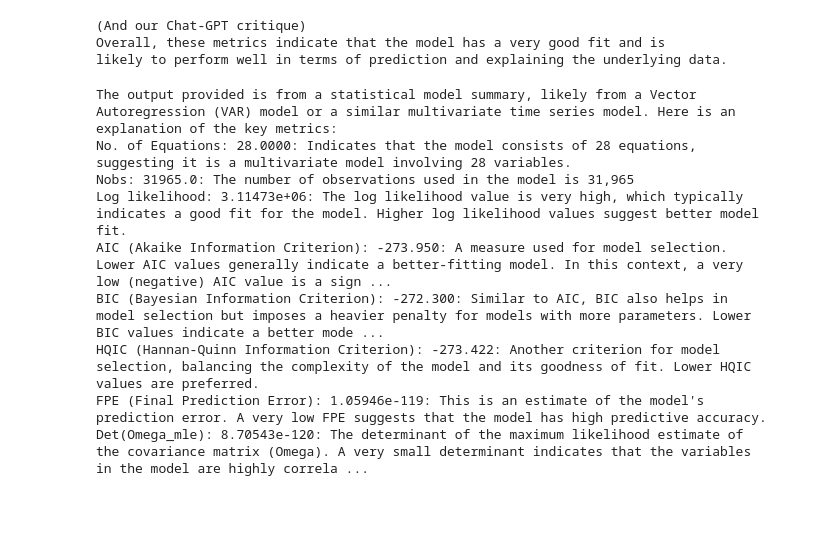
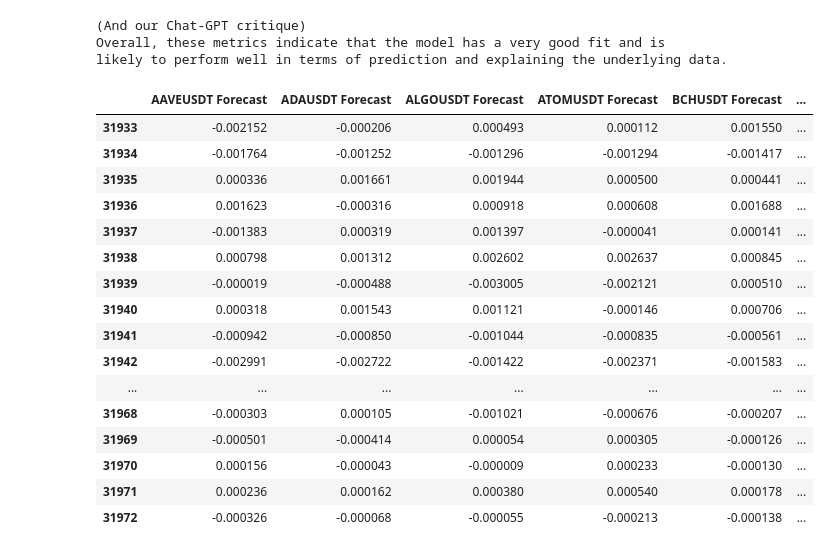
Before and after one commit to Emanuel-Goldman/data-report, a Jupyter notebook: data report.ipynb, the cells around one changed output. Cells and saved outputs as stored; diff of their text form; code cells hidden in the pictures; blank space fills up the shorter version.

```diff
--- a/data report.ipynb
+++ b/data report.ipynb
@@ -254,24 +280,33 @@ likely to perform well in terms of prediction and explaining the underlying data
 (And our Chat-GPT critique)
 Overall, these metrics indicate that the model has a very good fit and is
 likely to perform well in terms of prediction and explaining the underlying data.
-# %%
-print(f'''The output provided is from a statistical model summary, likely from a Vector Autoregression (VAR) model or a similar multivariate time series model. Here is an explanation of the key metrics:
-No. of Equations: 28.0000: Indicates that the model consists of 28 equations, suggesting it is a multivariate model involving 28 variables.
-Nobs: 31965.0: The number of observations used in the model is 31,965
-Log likelihood: 3.11473e+06: The log likelihood value is very high, which typically indicates a good fit for the model. Higher log likelihood values suggest better model fit.
-AIC (Akaike Information Criterion): -273.950: A measure used for model selection. Lower AIC values generally indicate a better-fitting model. In this context, a very low (negative) AIC value is a sign of a good model fit.
-BIC (Bayesian Information Criterion): -272.300: Similar to AIC, BIC also helps in model selection but imposes a heavier penalty for models with more parameters. Lower BIC values indicate a better model, and the negative value here suggests a strong model fit.
-HQIC (Hannan-Quinn Information Criterion): -273.422: Another criterion for model selection, balancing the complexity of the model and its goodness of fit. Lower HQIC values are preferred.
-FPE (Final Prediction Error): 1.05946e-119: This is an estimate of the model's prediction error. A very low FPE suggests that the model has high predictive accuracy.
-Det(Omega_mle): 8.70543e-120: The determinant of the maximum likelihood estimate of the covariance matrix (Omega). A very small determinant indicates that the variables in the model are highly correlated and the model has a good fit.
-''')
-# %% [output]
-The output provided is from a statistical model summary, likely from a Vector Autoregression (VAR) model or a similar multivariate time series model. Here is an explanation of the key metrics:
-No. of Equations: 28.0000: Indicates that the model consists of 28 equations, suggesting it is a multivariate model involving 28 variables.
-Nobs: 31965.0: The number of observations used in the model is 31,965
-Log likelihood: 3.11473e+06: The log likelihood value is very high, which typically indicates a good fit for the model. Higher log likelihood values suggest better model fit.
-AIC (Akaike Information Criterion): -273.950: A measure used for model selection. Lower AIC values generally indicate a better-fitting model. In this context, a very low (negative) AIC value is a sign ...
-BIC (Bayesian Information Criterion): -272.300: Similar to AIC, BIC also helps in model selection but imposes a heavier penalty for models with more parameters. Lower BIC values indicate a better mode ...
-HQIC (Hannan-Quinn Information Criterion): -273.422: Another criterion for model selection, balancing the complexity of the model and its goodness of fit. Lower HQIC values are preferred.
-FPE (Final Prediction Error): 1.05946e-119: This is an estimate of the model's prediction error. A very low FPE suggests that the model has high predictive accuracy.
-Det(Omega_mle): 8.70543e-120: The determinant of the maximum likelihood estimate of the covariance matrix (Omega). A very small determinant indicates that the variables in the model are highly correla ...
+# %%
+# Get the lag order
+lag_order = var_model.k_ar
+
+# Input data for forecasting
+forecast_input = df_train.values[-lag_order:]
+forecast_input
+
+# Forecast
+fc = var_model.forecast(y=forecast_input, steps=nobs)
+df_forecast = pd.DataFrame(fc, index=df_returns.index[-nobs:], columns=df_returns.columns + " Forecast")
+df_forecast
+# %% [output]
+|  | AAVEUSDT Forecast | ADAUSDT Forecast | ALGOUSDT Forecast | ATOMUSDT Forecast | BCHUSDT Forecast | ... |
+| 31933 | -0.002152 | -0.000206 | 0.000493 | 0.000112 | 0.001550 | ... |
+| 31934 | -0.001764 | -0.001252 | -0.001296 | -0.001294 | -0.001417 | ... |
+| 31935 | 0.000336 | 0.001661 | 0.001944 | 0.000500 | 0.000441 | ... |
+| 31936 | 0.001623 | -0.000316 | 0.000918 | 0.000608 | 0.001688 | ... |
+| 31937 | -0.001383 | 0.000319 | 0.001397 | -0.000041 | 0.000141 | ... |
+| 31938 | 0.000798 | 0.001312 | 0.002602 | 0.002637 | 0.000845 | ... |
+| 31939 | -0.000019 | -0.000488 | -0.003005 | -0.002121 | 0.000510 | ... |
+| 31940 | 0.000318 | 0.001543 | 0.001121 | -0.000146 | 0.000706 | ... |
+| 31941 | -0.000942 | -0.000850 | -0.001044 | -0.000835 | -0.000561 | ... |
+| 31942 | -0.002991 | -0.002722 | -0.001422 | -0.002371 | -0.001583 | ... |
+| ... | ... | ... | ... | ... | ... | ... |
+| 31968 | -0.000303 | 0.000105 | -0.001021 | -0.000676 | -0.000207 | ... |
+| 31969 | -0.000501 | -0.000414 | 0.000054 | 0.000305 | -0.000126 | ... |
+| 31970 | 0.000156 | -0.000043 | -0.000009 | 0.000233 | -0.000130 | ... |
+| 31971 | 0.000236 | 0.000162 | 0.000380 | 0.000540 | 0.000178 | ... |
+| 31972 | -0.000326 | -0.000068 | -0.000055 | -0.000213 | -0.000138 | ... |
```
Also changed, not shown: parts of 7 cells of this notebook.
